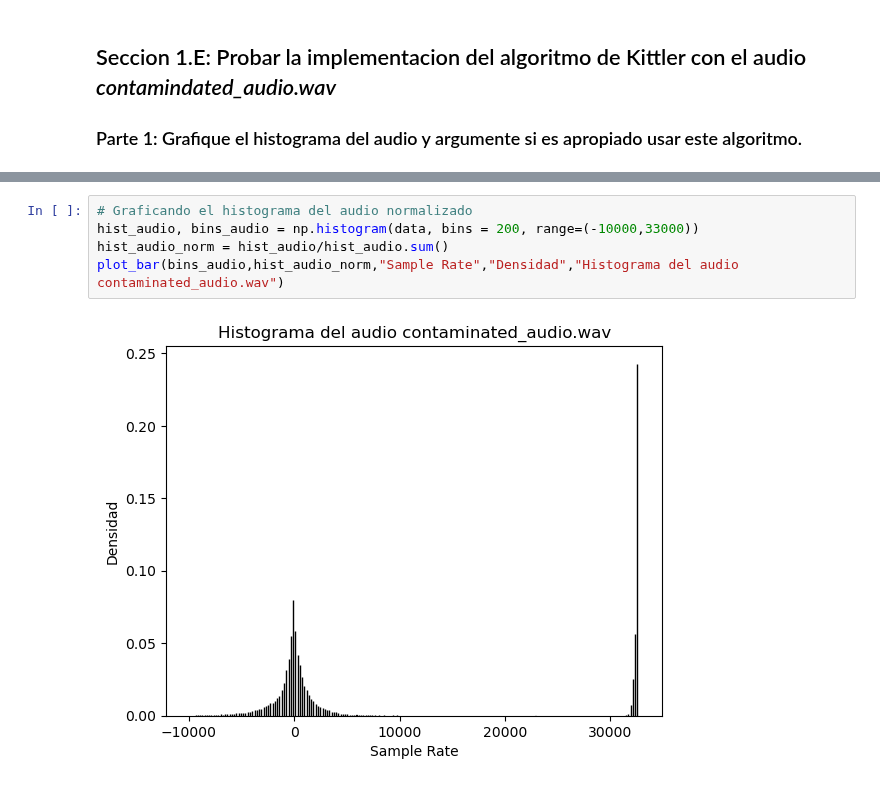
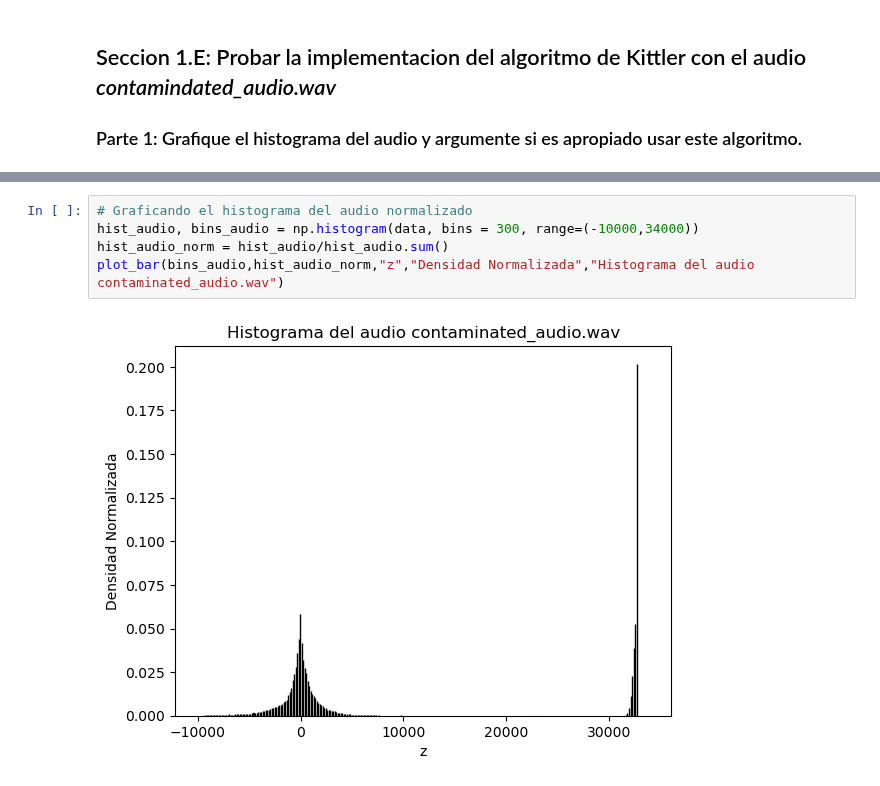
Before and after one commit to YoksanVC/TEC_DataScienceCert, a Jupyter notebook: Module_3_Estadistica_CienciaDatos/Trabajo_Practico_0_Kittler/Trabajo_Practico_0_Kittler.ipynb, the cells around one changed output, grey strips where cells are left out. Cells and saved outputs as stored; diff of their text form.

Commit message:
Playing around with audio data

```diff
--- a/Module_3_Estadistica_CienciaDatos/Trabajo_Practico_0_Kittler/Trabajo_Practico_0_Kittler.ipynb
+++ b/Module_3_Estadistica_CienciaDatos/Trabajo_Practico_0_Kittler/Trabajo_Practico_0_Kittler.ipynb
@@ -182,7 +189,7 @@ print(len(data))
 # %%
 # Graficando el histograma del audio normalizado
-hist_audio, bins_audio = np.histogram(data, bins = 200, range=(-10000,33000))
+hist_audio, bins_audio = np.histogram(data, bins = 300, range=(-10000,34000))
 hist_audio_norm = hist_audio/hist_audio.sum()
-plot_bar(bins_audio,hist_audio_norm,"Sample Rate","Densidad","Histograma del audio contaminated_audio.wav")
+plot_bar(bins_audio,hist_audio_norm,"z","Densidad Normalizada","Histograma del audio contaminated_audio.wav")
 # %% [output]
-[figure, old version]
+[figure, new version]
```
Also changed, not shown: parts of 3 cells of this notebook.
